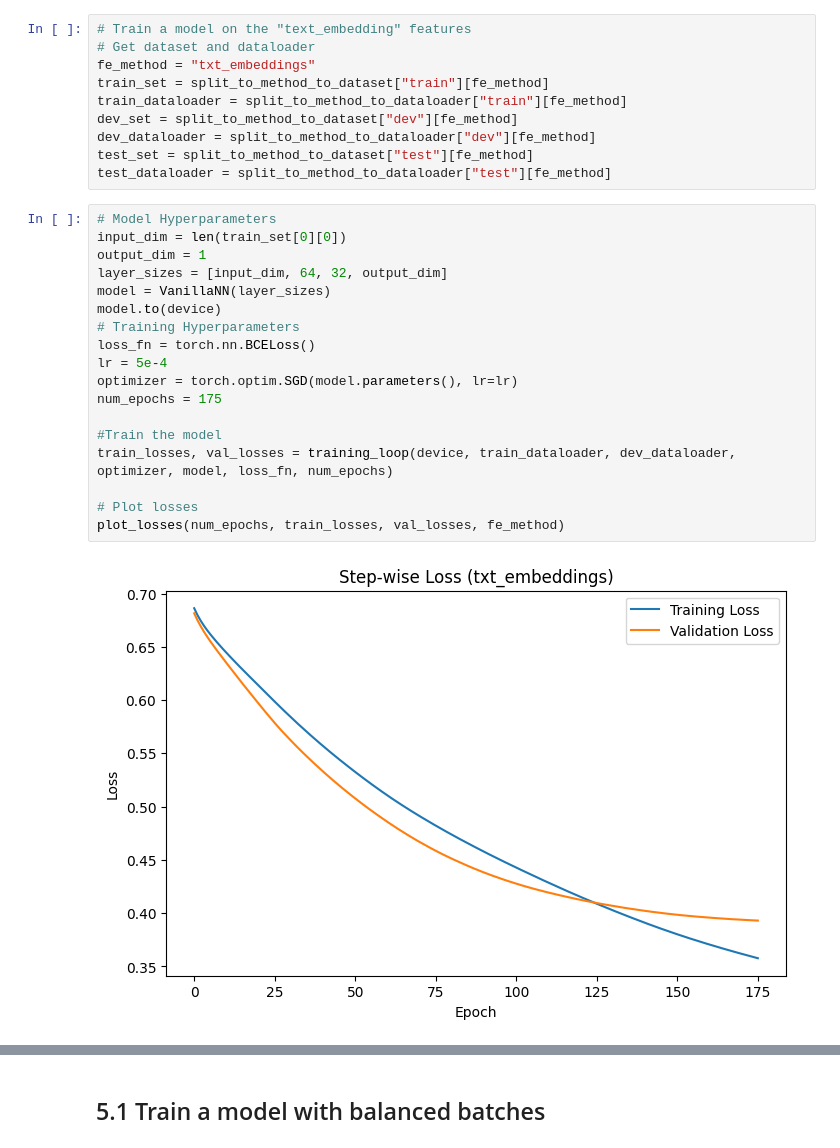
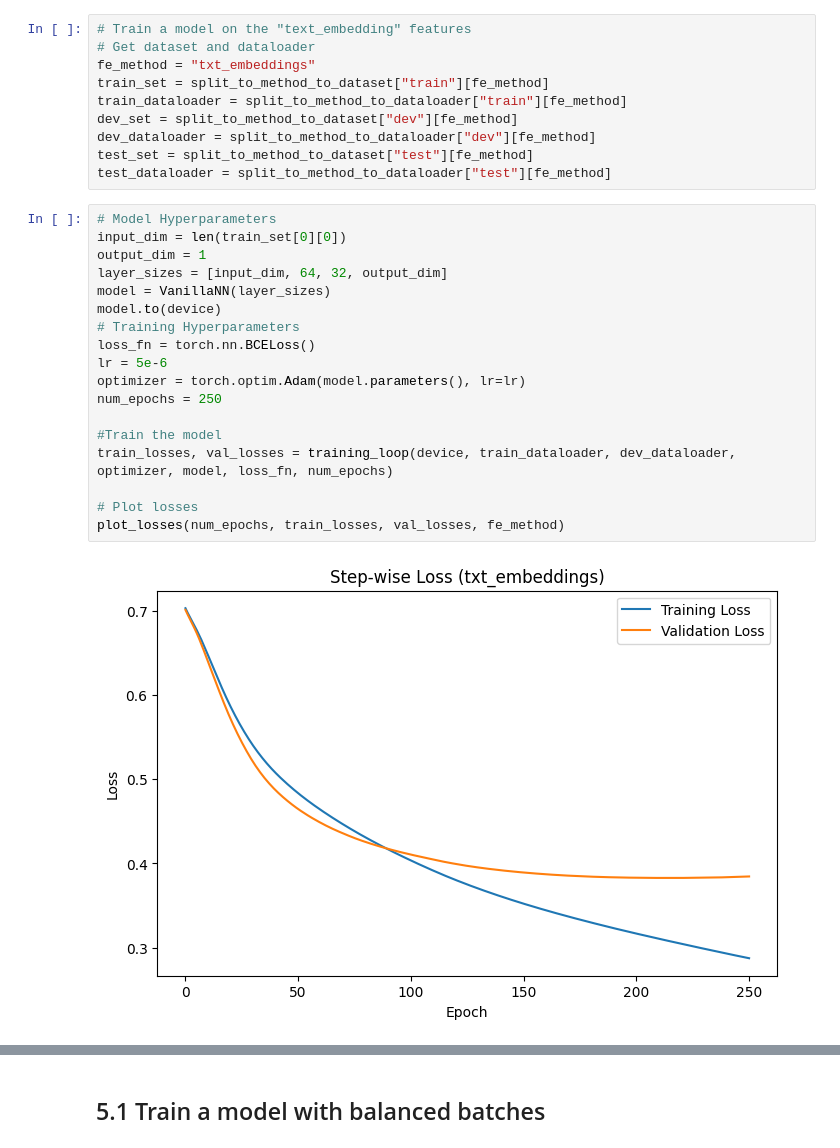
Before and after one commit to jelmis/check-worthiness, a Jupyter notebook: prototyping/CIMC-xx-balanced_data_loader/main.ipynb, the cells around one changed output, grey strips where cells are left out. Saved outputs shown, nothing was run; the diff lists cells and outputs as text.

```diff
--- a/prototyping/CIMC-xx-balanced_data_loader/main.ipynb
+++ b/prototyping/CIMC-xx-balanced_data_loader/main.ipynb
@@ -194,23 +269,23 @@ test_dataloader = split_to_method_to_dataloader["test"][fe_method]
 # %%
 # Model Hyperparameters
 input_dim = len(train_set[0][0])
 output_dim = 1
 layer_sizes = [input_dim, 64, 32, output_dim]
 model = VanillaNN(layer_sizes)
 model.to(device)
 # Training Hyperparameters
 loss_fn = torch.nn.BCELoss()
-lr = 5e-4
-optimizer = torch.optim.SGD(model.parameters(), lr=lr)
-num_epochs = 175
+lr = 5e-6
+optimizer = torch.optim.Adam(model.parameters(), lr=lr)
+num_epochs = 250
 
 #Train the model
 train_losses, val_losses = training_loop(device, train_dataloader, dev_dataloader, optimizer, model, loss_fn, num_epochs)
 
 # Plot losses
 plot_losses(num_epochs, train_losses, val_losses, fe_method)
 # %% [output]
-[figure, old version]
+[figure, new version]
 # %%
 # Compute basic metrics
 print(f"\n{fe_method}\n")
```
Also changed, not shown: parts of 12 cells of this notebook, 1 other file.
